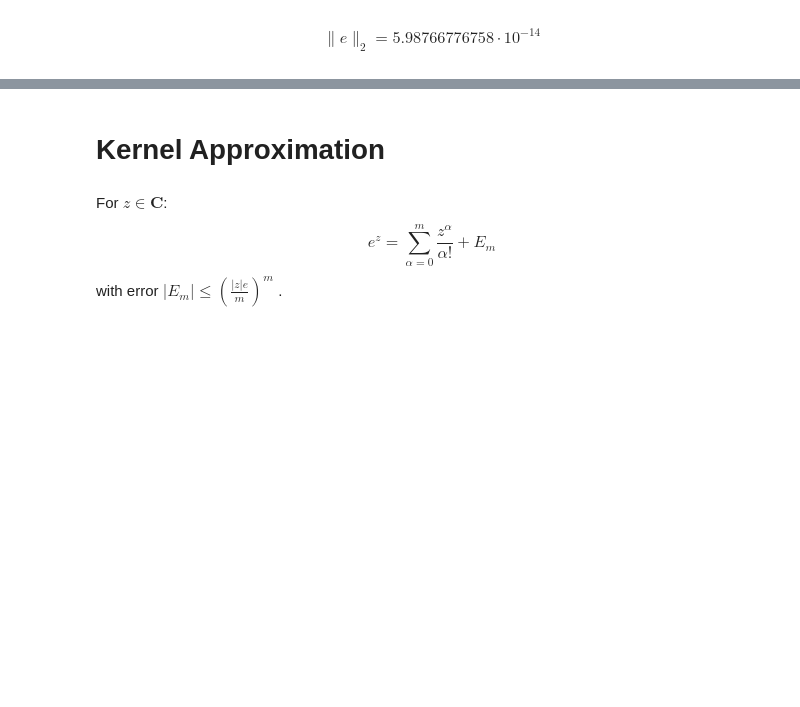
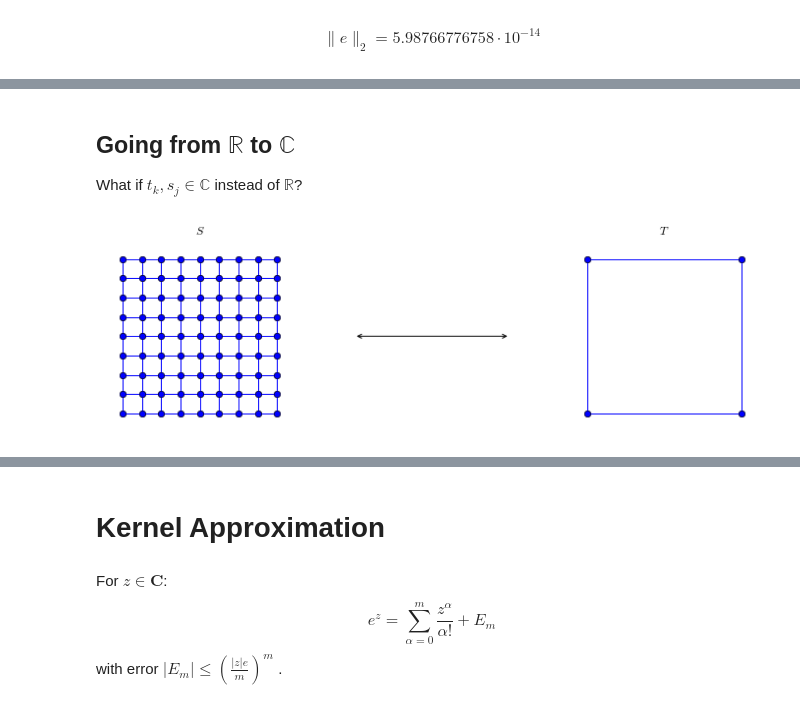
Before and after one commit to dhermes/butterfly-algorithm, a Jupyter notebook: butterfly.ipynb, the cells around one changed output, grey strips where cells are left out. Saved outputs shown, nothing was run; the diff lists cells and outputs as text; code cells hidden in the pictures; blank space fills up the shorter version.

```diff
--- a/butterfly.ipynb
+++ b/butterfly.ipynb
@@ -174,0 +196,9 @@ $$\|e\|_2 = 5.98766776758 \cdot 10^{-14}$$
+# %% [markdown]
+## Going from $\mathbb{R}$ to $\mathbb{C}$
+
+What if $t_k, s_j \in \mathbb{C}$ instead of $\mathbb{R}$?
+# %%
+from make_partition_plots import make_2D_example_plot
+make_2D_example_plot(0, 3)
+# %% [output]
+[figure, added]
```
Also changed, not shown: parts of 28 cells of this notebook, 4 other files.
